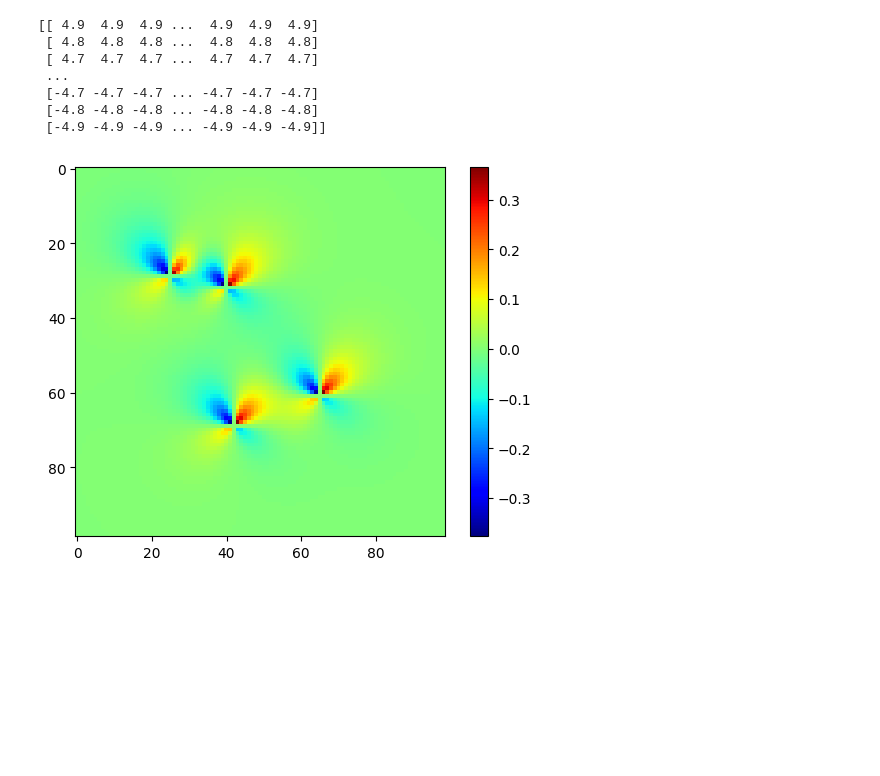
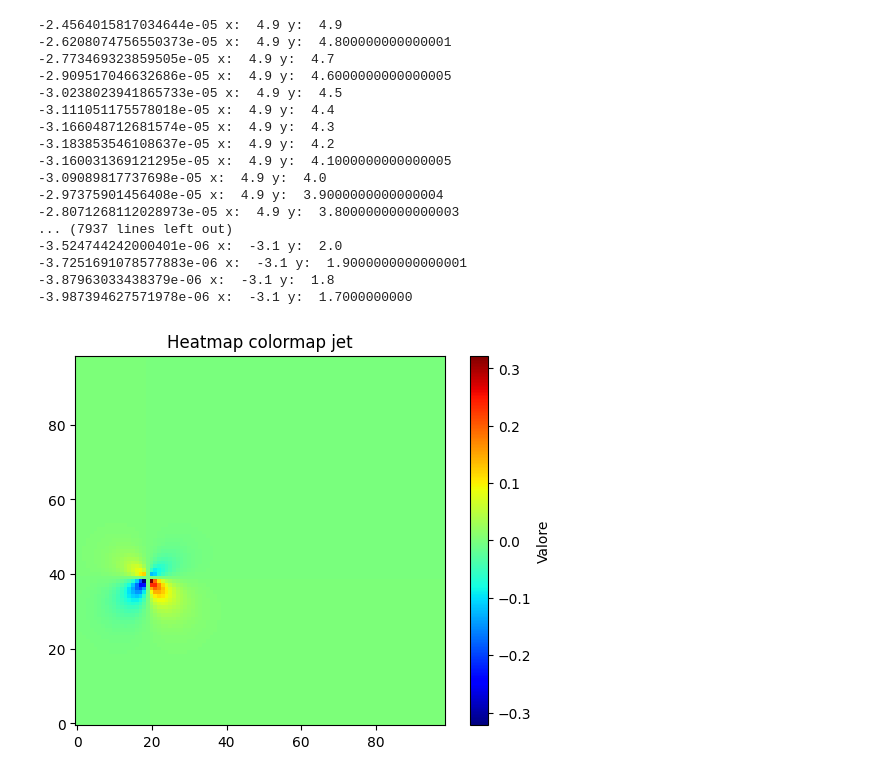
Before and after one commit to AnnaPlt/nav_master, a Jupyter notebook: scripts/prove.ipynb, the cells around one changed output. Saved outputs shown, nothing was run; the diff lists cells and outputs as text; code cells hidden in the pictures; blank space fills up the shorter version.

```diff
--- a/scripts/prove.ipynb
+++ b/scripts/prove.ipynb
@@ -663,45 +651,54 @@ dfapf = pd.read_csv(apf_csv)
 # %%
 #[0,1,2,3,4,5,.....,95,96,97,98] = [-4.9, -4.8, -4.7, ..., 4.7, 4.8, 4.9] x
 #[0,1,2,3,4,5,.....,95,96,97,98] = [-4.9, -4.8, -4.7, ..., 4.7, 4.8, 4.9] y
+import numpy as np
+import matplotlib.pyplot as plt
+# Funzioni kernel e lambda
+def kernel(a, s):
+    return np.sin(a) * np.cos(a) * np.exp(- (a**2) / (2 * s**2))
 
-objs = [[1.7, 0.9], [2,2.4], [-1.2, -1.6], [-2, 0.7]]
+def lambda_func(d, dmin, decay):
+    return np.where(d < dmin, 1, np.exp(- (d - dmin) / decay))
+
+objs = [[1, 3]]#,[1.2, 3],[1.4, 3],[1.6, 3],[1.8, 3],[1.4, -1]]#,[1.4, -1],[1.4, -1.3]]
 sigma = 1.57
-decay = 0.7
+decay = 0.45
 
-matrix = np.zeros((99, 99))
-matrice_xy = np.zeros((99, 99))
+repulsori = np.zeros((99, 99))
 for obj in objs:
     for i in np.arange(0, 99, 1):
         for j in np.arange(0, 99, 1):
             cell_x = -(i - 49)*0.1
             cell_y = -(j - 49)*0.1
             cell_obj_x = cell_x - obj[0]
             cell_obj_y = cell_y - obj[1]
-            angle = np.arctan2(cell_obj_y, cell_obj_x)
+            angle = np.atan2(cell_obj_y, cell_obj_x)
             distance = np.sqrt(cell_obj_x**2 + cell_obj_y**2)
             v = -1*kernel(angle, sigma)*lambda_func(distance, 0, decay)
-            matrix[i][j] += v
-            matrice_xy[i][j] = cell_x
+            print(v, "x: ", cell_x, "y: ", cell_y)
+            repulsori[i][j] += v
+            #repulsori[i][j] = np.clip(repulsori[i][j], -0.360485, 0.360485)
+
+plt.imshow(repulsori, cmap='jet', origin='lower')  # origin='lower' per avere l'origine in basso a sinistra
+plt.colorbar(label='Valore')
+plt.title("Heatmap colormap jet")
+plt.show()
+# %% [output]
+-2.4564015817034644e-05 x:  4.9 y:  4.9
+-2.6208074756550373e-05 x:  4.9 y:  4.800000000000001
+-2.773469323859505e-05 x:  4.9 y:  4.7
+-2.909517046632686e-05 x:  4.9 y:  4.6000000000000005
+-3.0238023941865733e-05 x:  4.9 y:  4.5
+-3.111051175578018e-05 x:  4.9 y:  4.4
+-3.166048712681574e-05 x:  4.9 y:  4.3
+-3.183853546108637e-05 x:  4.9 y:  4.2
+-3.160031369121295e-05 x:  4.9 y:  4.1000000000000005
+-3.09089817737698e-05 x:  4.9 y:  4.0
+-2.97375901456408e-05 x:  4.9 y:  3.9000000000000004
+-2.8071268112028973e-05 x:  4.9 y:  3.8000000000000003
+... (7937 lines left out)
+-3.524744242000401e-06 x:  -3.1 y:  2.0
+-3.7251691078577883e-06 x:  -3.1 y:  1.9000000000000001
+-3.87963033438379e-06 x:  -3.1 y:  1.8
+-3.987394627571978e-06 x:  -3.1 y:  1.7000000000
+[figure, added]
-# %%
-print(matrice_xy)
-# %% [output]
-[[ 4.9  4.9  4.9 ...  4.9  4.9  4.9]
- [ 4.8  4.8  4.8 ...  4.8  4.8  4.8]
- [ 4.7  4.7  4.7 ...  4.7  4.7  4.7]
- ...
- [-4.7 -4.7 -4.7 ... -4.7 -4.7 -4.7]
- [-4.8 -4.8 -4.8 ... -4.8 -4.8 -4.8]
- [-4.9 -4.9 -4.9 ... -4.9 -4.9 -4.9]]
-# %%
-#print matrix with colors
-
-import matplotlib.pyplot as plt
-import matplotlib.cm as cm
-#flip x and y axis
-#matrix1 = np.flip(matrix, axis=0)
-#plt.plot(obj_x, obj_y, 'ro', markersize=10, label='Object Position')
-plt.imshow(matrix, cmap=cm.jet)
-plt.colorbar()
-plt.show()
-# %% [output]
-[figure, removed]
```
Also changed, not shown: parts of 13 cells of this notebook, 2 other files.
